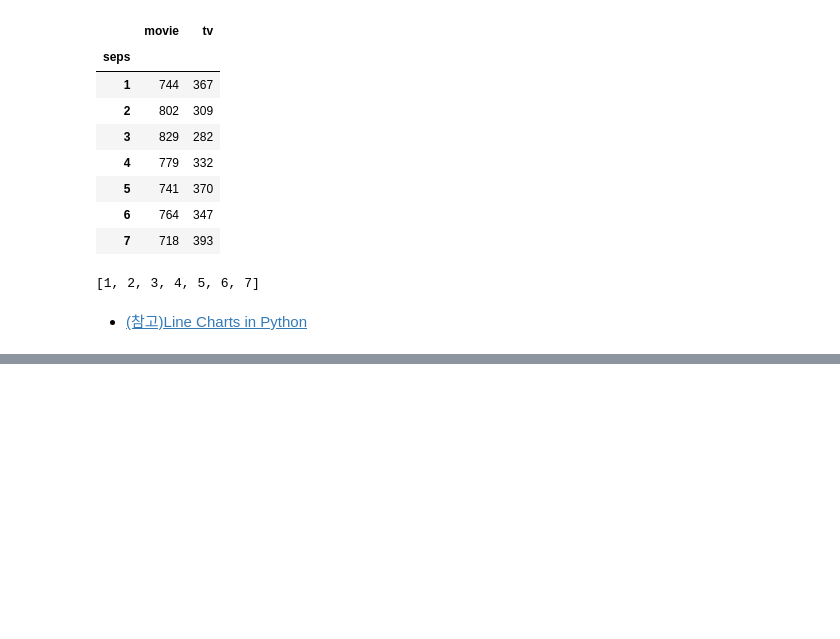
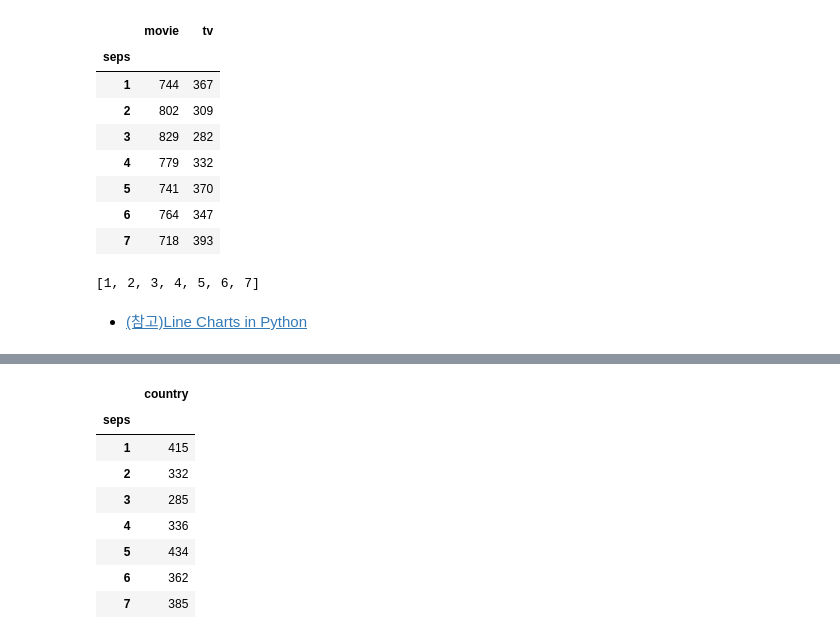
Before and after one commit to sw-song/kaggle-study, a Jupyter notebook: 27_netflix_trend_analysis/analysis_strategy_in_netflix.ipynb, the cells around one changed output, grey strips where cells are left out. Drawn from its saved outputs; the diff is of its cells as text; code cells hidden in the pictures; blank space fills up the shorter version.

```diff
--- a/27_netflix_trend_analysis/analysis_strategy_in_netflix.ipynb
+++ b/27_netflix_trend_analysis/analysis_strategy_in_netflix.ipynb
@@ -463,0 +529,12 @@ TV 시리즈에 대한 강한 시장 수요를 간접적으로 이해할 수 있
+# %%
+seps_by_top10.loc[seps_by_top10['country'] == top10_countries[0]].groupby('seps').count()
+# %% [output]
+|  | country |
+| seps |  |
+| 1 | 415 |
+| 2 | 332 |
+| 3 | 285 |
+| 4 | 336 |
+| 5 | 434 |
+| 6 | 362 |
+| 7 | 385 |
```
Also changed, not shown: parts of 16 cells of this notebook, 1 other file.
